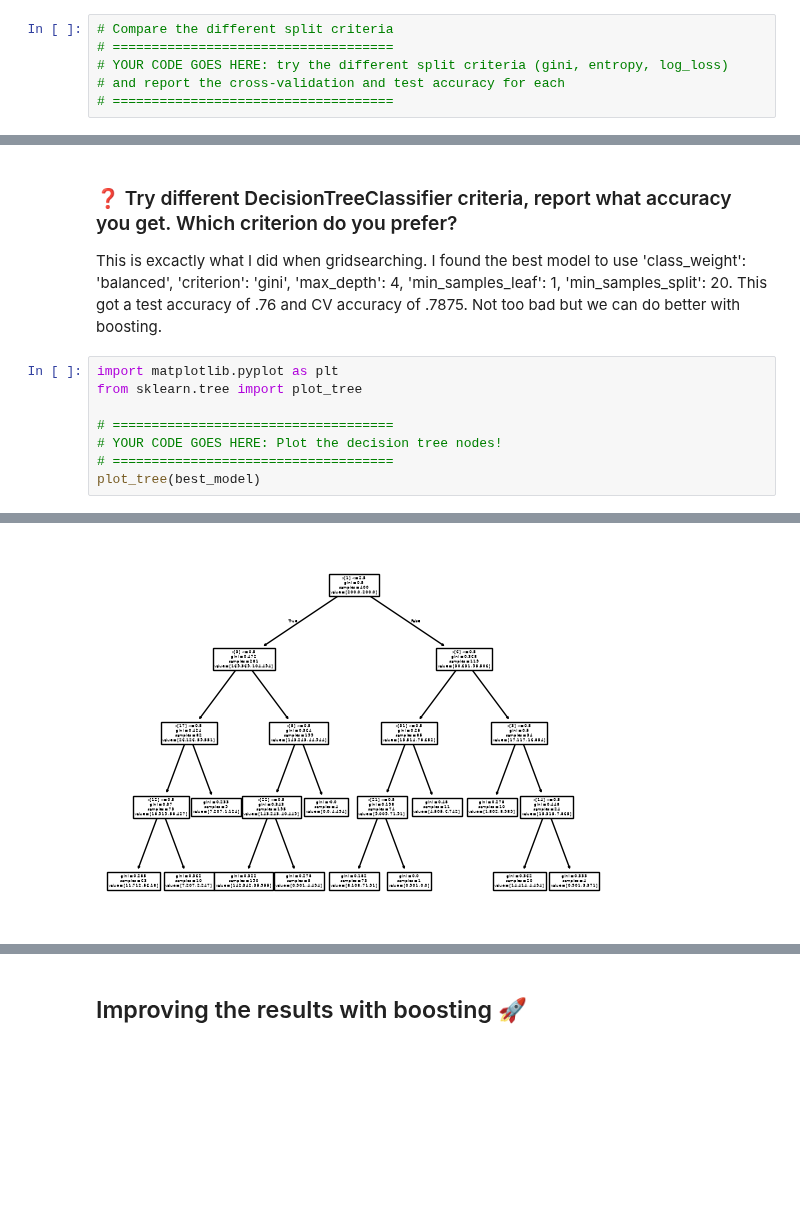
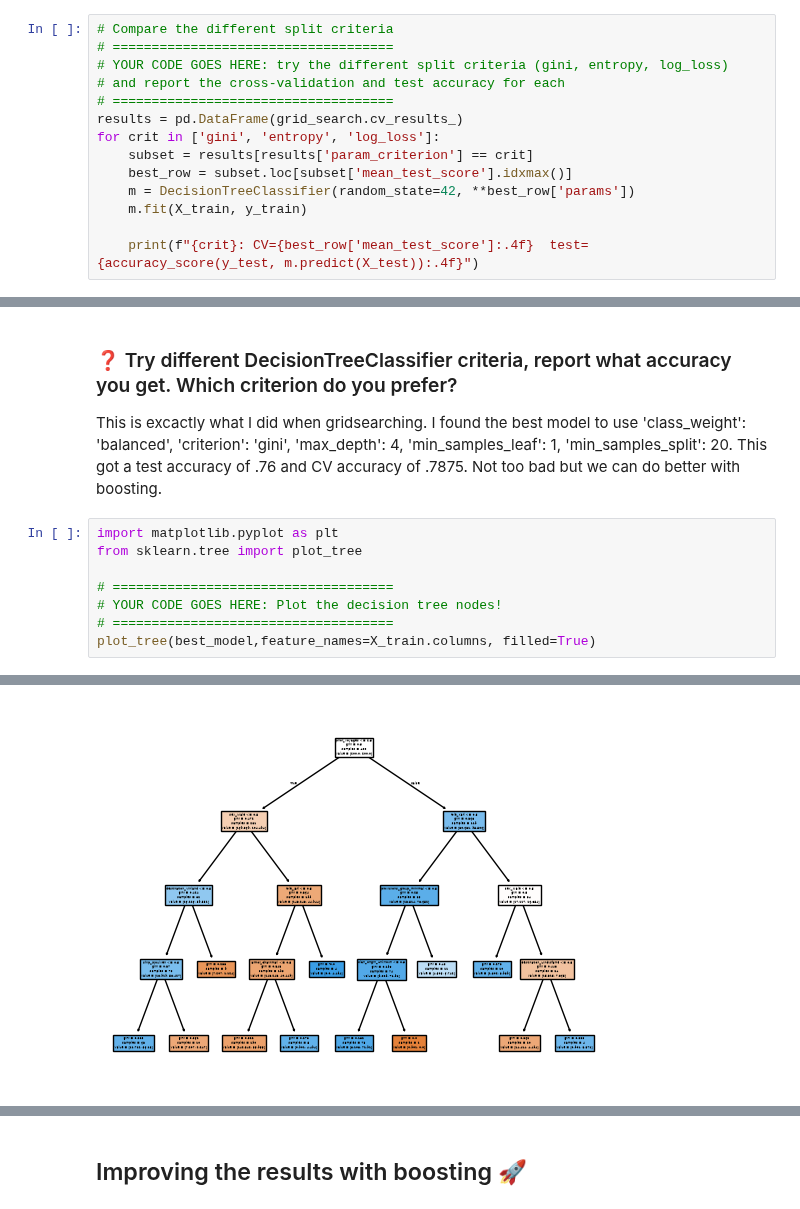
Before and after one commit to ffredz/TDT4172prosjekter, a Jupyter notebook: Assignment2/Problem2.ipynb, the cells around one changed output, grey strips where cells are left out. Drawn from its saved outputs; the diff is of its cells as text; blank space fills up the shorter version.

```diff
--- a/Assignment2/Problem2.ipynb
+++ b/Assignment2/Problem2.ipynb
@@ -379,3 +393,11 @@ the purpose of cross validation is to reduce variance. We use different train/va
 # YOUR CODE GOES HERE: try the different split criteria (gini, entropy, log_loss)
 # and report the cross-validation and test accuracy for each
 # ====================================
+results = pd.DataFrame(grid_search.cv_results_)
+for crit in ['gini', 'entropy', 'log_loss']:
+    subset = results[results['param_criterion'] == crit]
+    best_row = subset.loc[subset['mean_test_score'].idxmax()]
+    m = DecisionTreeClassifier(random_state=42, **best_row['params'])
+    m.fit(X_train, y_train)
+
+    print(f"{crit}: CV={best_row['mean_test_score']:.4f}  test={accuracy_score(y_test, m.predict(X_test)):.4f}")
@@ -389,5 +415,5 @@ from sklearn.tree import plot_tree
 # ====================================
 # YOUR CODE GOES HERE: Plot the decision tree nodes!
 # ====================================
-plot_tree(best_model)
+plot_tree(best_model,feature_names=X_train.columns, filled=True)
 # %% [output]
@@ -409,5 +435,5 @@ plot_tree(best_model)
  Text(0.8333333333333334, 0.1, 'gini = 0.362\nsamples = 20\nvalue = [14.414, 4.494]'),
  Text(0.9444444444444444, 0.1, 'gini = 0.333\nsamples = 4\nvalue = [0.901, 3.371]')]
-[figure, old version]
+[figure, new version]
 # %% [markdown]
 ### ❓ What is Gini? Use an example from the decision tree graph you created.
```
Also changed, not shown: parts of 5 cells of this notebook.
